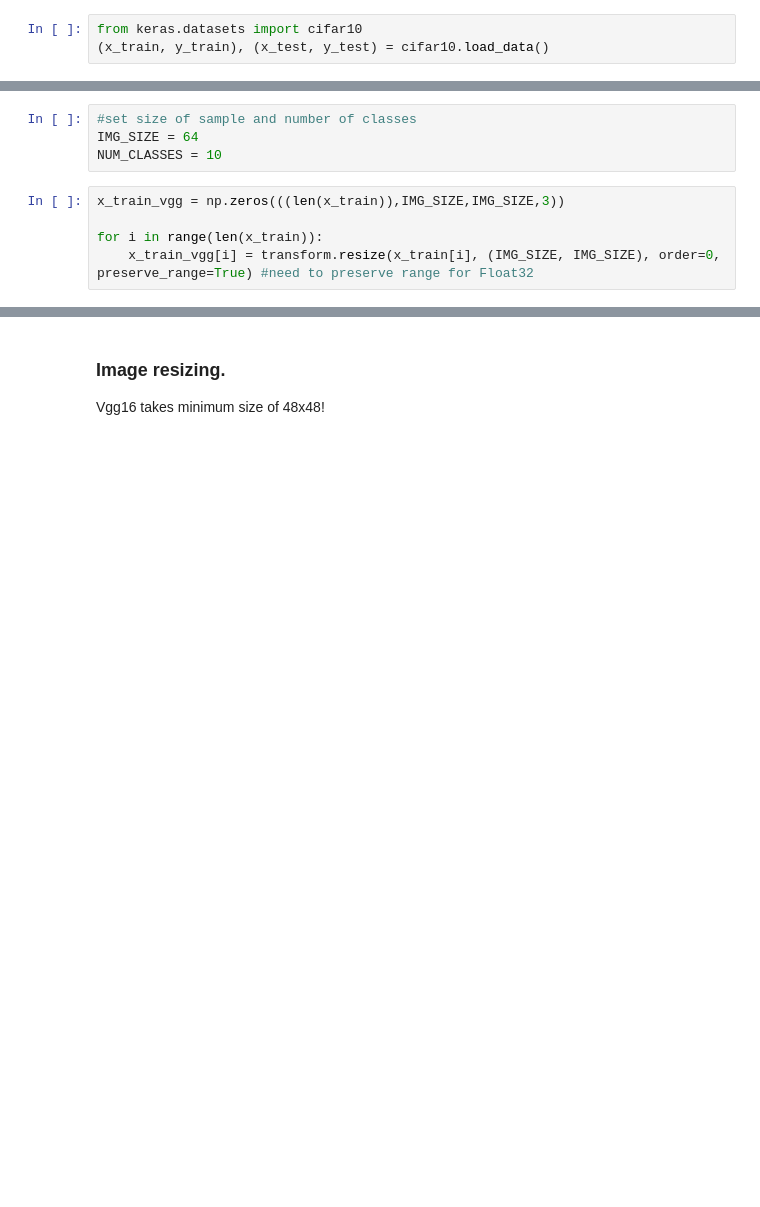
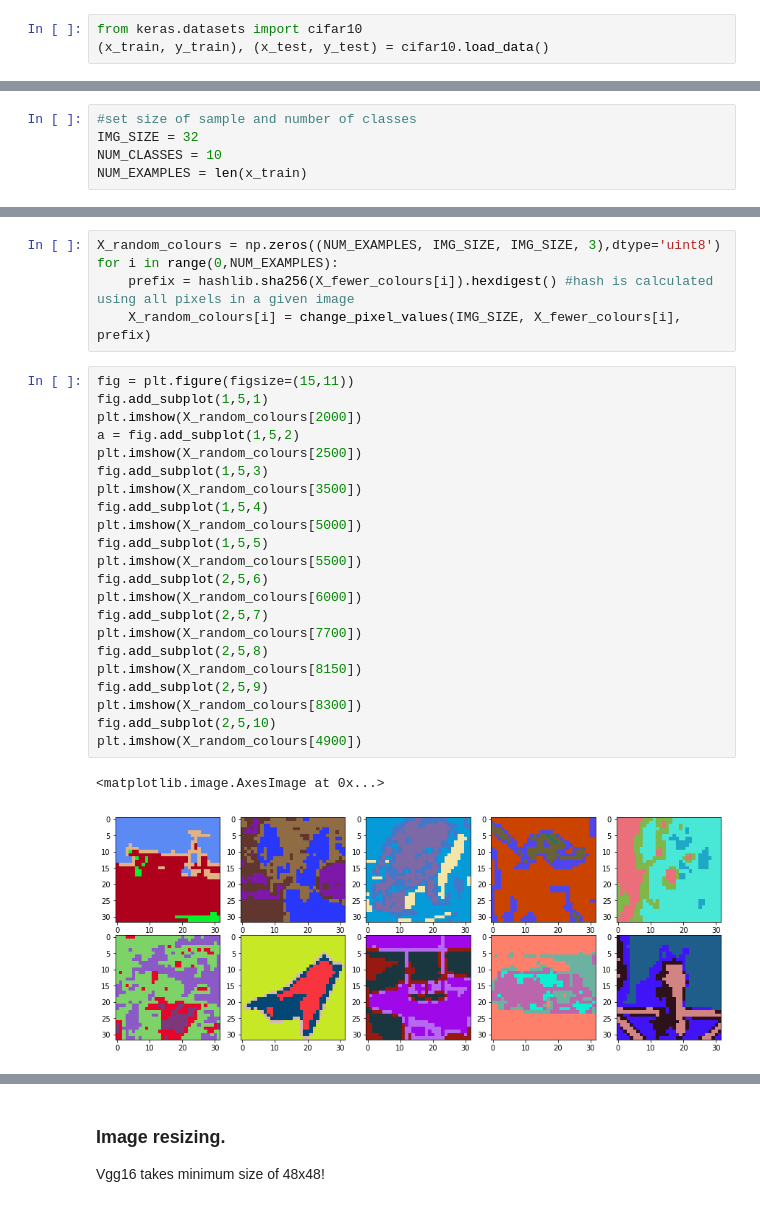
Before and after one commit to 5bastian/Transfer-learning-in-Vgg16, a Jupyter notebook: TransferLearning_Vgg16_CIFAR10.ipynb, the cells around one changed output, grey strips where cells are left out. Drawn from its saved outputs; the diff is of its cells as text; blank space fills up the shorter version.

```diff
--- a/TransferLearning_Vgg16_CIFAR10.ipynb
+++ b/TransferLearning_Vgg16_CIFAR10.ipynb
@@ -32,9 +36,5 @@ from keras.datasets import cifar10
 # %%
 #set size of sample and number of classes
-IMG_SIZE = 64
+IMG_SIZE = 32
 NUM_CLASSES = 10
+NUM_EXAMPLES = len(x_train)
-# %%
-x_train_vgg = np.zeros(((len(x_train)),IMG_SIZE,IMG_SIZE,3))
-
-for i in range(len(x_train)):
-    x_train_vgg[i] = transform.resize(x_train[i], (IMG_SIZE, IMG_SIZE), order=0, preserve_range=True) #need to preserve range for Float32
@@ -40,0 +74,30 @@ for i in range(len(x_train)):
+# %%
+X_random_colours = np.zeros((NUM_EXAMPLES, IMG_SIZE, IMG_SIZE, 3),dtype='uint8')
+for i in range(0,NUM_EXAMPLES):
+    prefix = hashlib.sha256(X_fewer_colours[i]).hexdigest() #hash is calculated using all pixels in a given image
+    X_random_colours[i] = change_pixel_values(IMG_SIZE, X_fewer_colours[i], prefix)
+# %%
+fig = plt.figure(figsize=(15,11))
+fig.add_subplot(1,5,1)
+plt.imshow(X_random_colours[2000])
+a = fig.add_subplot(1,5,2)
+plt.imshow(X_random_colours[2500])
+fig.add_subplot(1,5,3)
+plt.imshow(X_random_colours[3500])
+fig.add_subplot(1,5,4)
+plt.imshow(X_random_colours[5000])
+fig.add_subplot(1,5,5)
+plt.imshow(X_random_colours[5500])
+fig.add_subplot(2,5,6)
+plt.imshow(X_random_colours[6000])
+fig.add_subplot(2,5,7)
+plt.imshow(X_random_colours[7700])
+fig.add_subplot(2,5,8)
+plt.imshow(X_random_colours[8150])
+fig.add_subplot(2,5,9)
+plt.imshow(X_random_colours[8300])
+fig.add_subplot(2,5,10)
+plt.imshow(X_random_colours[4900])
+# %% [output]
+<matplotlib.image.AxesImage at 0x...>
+[figure, added]
```
Also changed, not shown: parts of 57 cells of this notebook.
